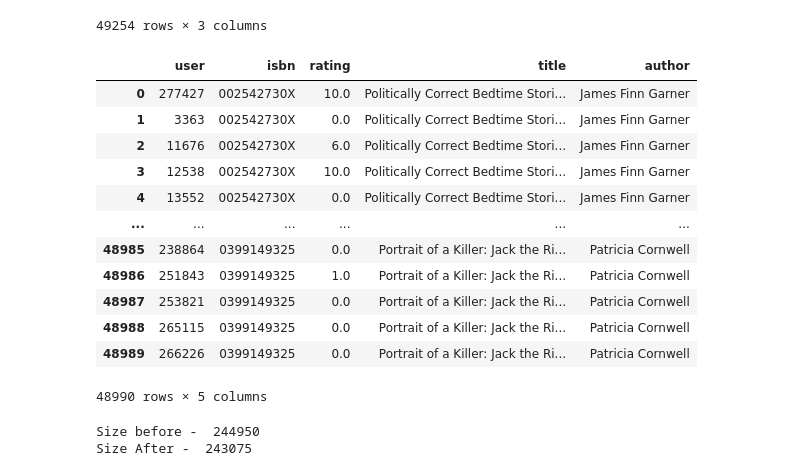
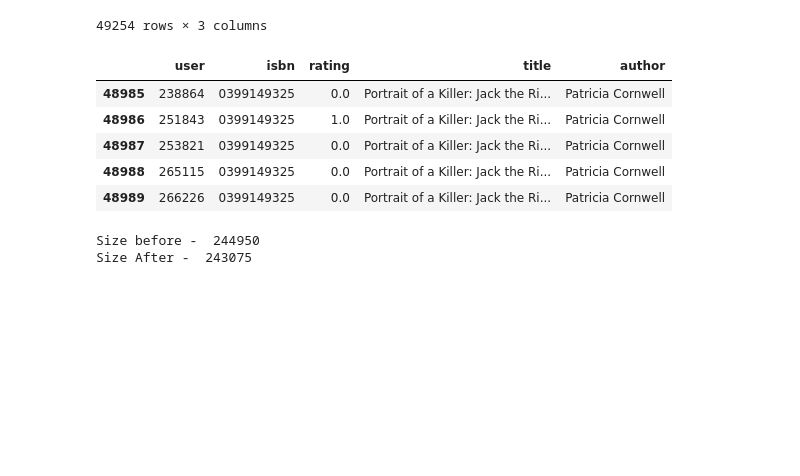
Before and after one commit to chaudha4/KNN-Book-Recommendation, a Jupyter notebook: knn_model.ipynb, the cells around one changed output. Drawn from its saved outputs; the diff is of its cells as text; code cells hidden in the pictures; blank space fills up the shorter version.

```diff
--- a/knn_model.ipynb
+++ b/knn_model.ipynb
@@ -55,21 +78,14 @@ df1
 # %%
 # Merge both tables on isbn
 df = pd.merge(df1, dfb, on='isbn')
-df
+df.tail()
 # %% [output]
 |  | user | isbn | rating | title | author |
-| 0 | 277427 | 002542730X | 10.0 | Politically Correct Bedtime Stori... | James Finn Garner |
-| 1 | 3363 | 002542730X | 0.0 | Politically Correct Bedtime Stori... | James Finn Garner |
-| 2 | 11676 | 002542730X | 6.0 | Politically Correct Bedtime Stori... | James Finn Garner |
-| 3 | 12538 | 002542730X | 10.0 | Politically Correct Bedtime Stori... | James Finn Garner |
-| 4 | 13552 | 002542730X | 0.0 | Politically Correct Bedtime Stori... | James Finn Garner |
-| ... | ... | ... | ... | ... | ... |
 | 48985 | 238864 | 0399149325 | 0.0 | Portrait of a Killer: Jack the Ri... | Patricia Cornwell |
 | 48986 | 251843 | 0399149325 | 1.0 | Portrait of a Killer: Jack the Ri... | Patricia Cornwell |
 | 48987 | 253821 | 0399149325 | 0.0 | Portrait of a Killer: Jack the Ri... | Patricia Cornwell |
 | 48988 | 265115 | 0399149325 | 0.0 | Portrait of a Killer: Jack the Ri... | Patricia Cornwell |
 | 48989 | 266226 | 0399149325 | 0.0 | Portrait of a Killer: Jack the Ri... | Patricia Cornwell |
-48990 rows × 5 columns
 # %%
 # Drop the title duplicates with the default keep='first' parameter setting
 print("Size before - ", df.size)
```
Also changed, not shown: parts of 7 cells of this notebook.
